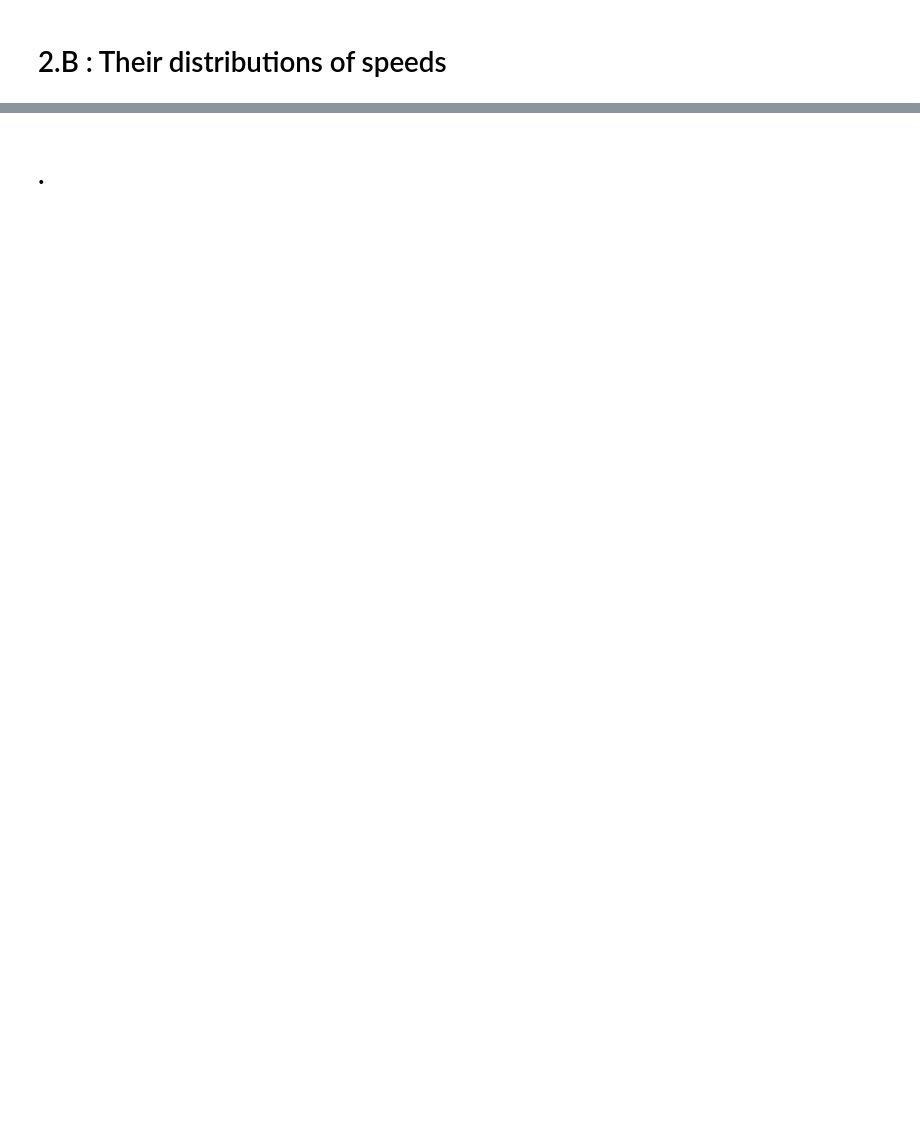
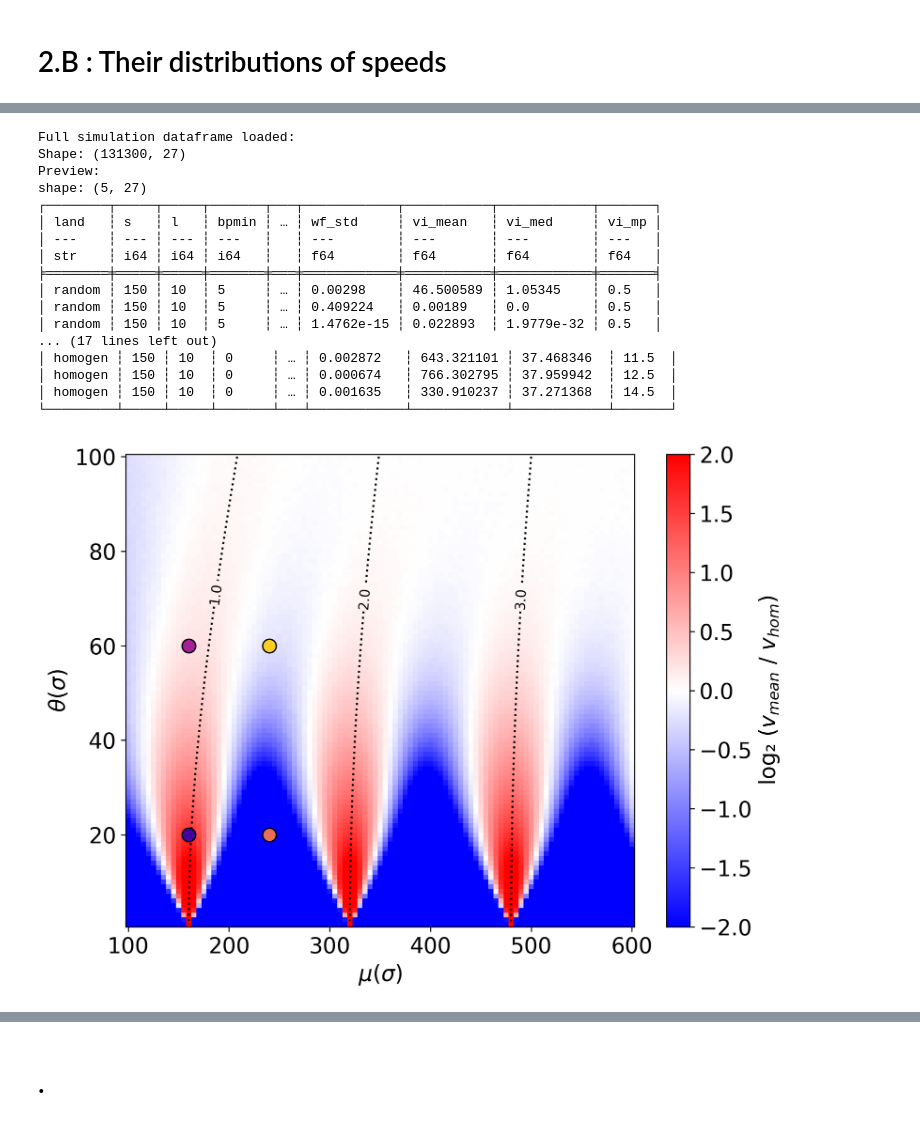
Before and after one commit to npelletbossot/Workspace, a Jupyter notebook: notebooks/figures/article_1/figure_2.ipynb, the cells around one changed output, grey strips where cells are left out. Drawn from its saved outputs; the diff is of its cells as text; code cells hidden in the pictures; blank space fills up the shorter version.

```diff
--- a/notebooks/figures/article_1/figure_2.ipynb
+++ b/notebooks/figures/article_1/figure_2.ipynb
@@ -298,3 +237,83 @@ plt.show()
+# %%
+from pathlib import Path
+from nucleo.io.reading import reading_heatmap_one_config
+from nucleo.io.plots import plot_single_heatmap
+from matplotlib import pyplot as plt
+import numpy as np
+
+plt.rcParams["font.size"] = 16
+
+# Définition du root et de la configuration
+root = Path.home() / "Documents" / "Workspace" / "nucleo" / "outputs" / "NUCLEO__PSMN__2026-05-01"
+config_to_plot = {
+    "s": 150,
+    "l": 10,
+    "bpmin": 0,
+    "land": "periodic"
+}
+points = [(160, 20), (160, 60), (240, 20), (240, 60)]
+
+df_main, config_data = reading_heatmap_one_config(
+    config_to_plot,
+    type_of_data="norm_th",
+    root=root,
+    load_full_data=True,
+)
+print(df_main)
+
+# Plot
+fig, ax = plt.subplots(figsize=(8, 6), dpi=300)
+plot_single_heatmap(
+    ax=ax,
+    mu_values=config_data["mu_values"],
+    theta_values=config_data["theta_values"],
+    data=config_data["v_mean"],
+    speed_col="v_mean",
+    config=config_data["config"],
+    type_of_data="norm_th",
+    plot_log2=True,
+    dashed_line=True
+)
+
+import matplotlib.cm as cm
+cmap = cm.get_cmap("plasma")
+color_positions = np.linspace(0.1, 0.9, 4)
+color_list = [cmap(pos) for pos in color_positions]
+
+mus = np.array([160, 240])
+thetas = np.array([20, 60])
+
+for i, (mu_pt, theta_pt) in enumerate(points):
+    ax.scatter(
+        mu_pt,
+        theta_pt,
+        color=color_list[i],
+        s=100,              # taille du point
+        edgecolor="black",  # contour du point
+        zorder=10           # pour être au-dessus de la heatmap
+    )
+
+plt.tight_layout()
+plt.show()
+# %% [output]
+Full simulation dataframe loaded:
+Shape: (131300, 27)
+Preview:
+shape: (5, 27)
+┌────────┬─────┬─────┬───────┬───┬────────────┬───────────┬────────────┬───────┐
+│ land   ┆ s   ┆ l   ┆ bpmin ┆ … ┆ wf_std     ┆ vi_mean   ┆ vi_med     ┆ vi_mp │
+│ ---    ┆ --- ┆ --- ┆ ---   ┆   ┆ ---        ┆ ---       ┆ ---        ┆ ---   │
+│ str    ┆ i64 ┆ i64 ┆ i64   ┆   ┆ f64        ┆ f64       ┆ f64        ┆ f64   │
+╞════════╪═════╪═════╪═══════╪═══╪════════════╪═══════════╪════════════╪═══════╡
+│ random ┆ 150 ┆ 10  ┆ 5     ┆ … ┆ 0.00298    ┆ 46.500589 ┆ 1.05345    ┆ 0.5   │
+│ random ┆ 150 ┆ 10  ┆ 5     ┆ … ┆ 0.409224   ┆ 0.00189   ┆ 0.0        ┆ 0.5   │
+│ random ┆ 150 ┆ 10  ┆ 5     ┆ … ┆ 1.4762e-15 ┆ 0.022893  ┆ 1.9779e-32 ┆ 0.5   │
+... (17 lines left out)
+│ homogen ┆ 150 ┆ 10  ┆ 0     ┆ … ┆ 0.002872   ┆ 643.321101 ┆ 37.468346  ┆ 11.5  │
+│ homogen ┆ 150 ┆ 10  ┆ 0     ┆ … ┆ 0.000674   ┆ 766.302795 ┆ 37.959942  ┆ 12.5  │
+│ homogen ┆ 150 ┆ 10  ┆ 0     ┆ … ┆ 0.001635   ┆ 330.910237 ┆ 37.271368  ┆ 14.5  │
+└─────────┴─────┴─────┴───────┴───┴────────────┴────────────┴────────────┴───────┘
+[figure, added]
 # %%
 # ── Options ──────────────────────────────────────────────────────────────────
 to_plot = "log2"   # "raw" | "log2"
```
Also changed, not shown: parts of 5 cells of this notebook, 4 other files.
